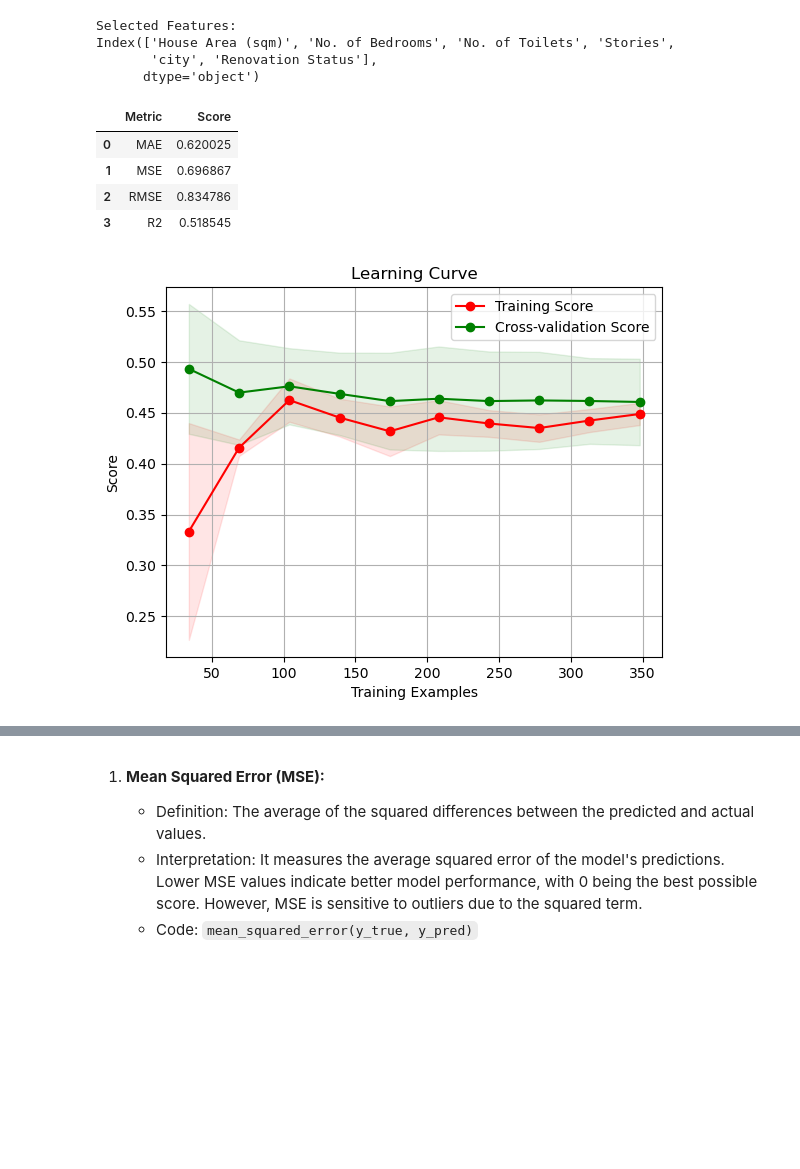
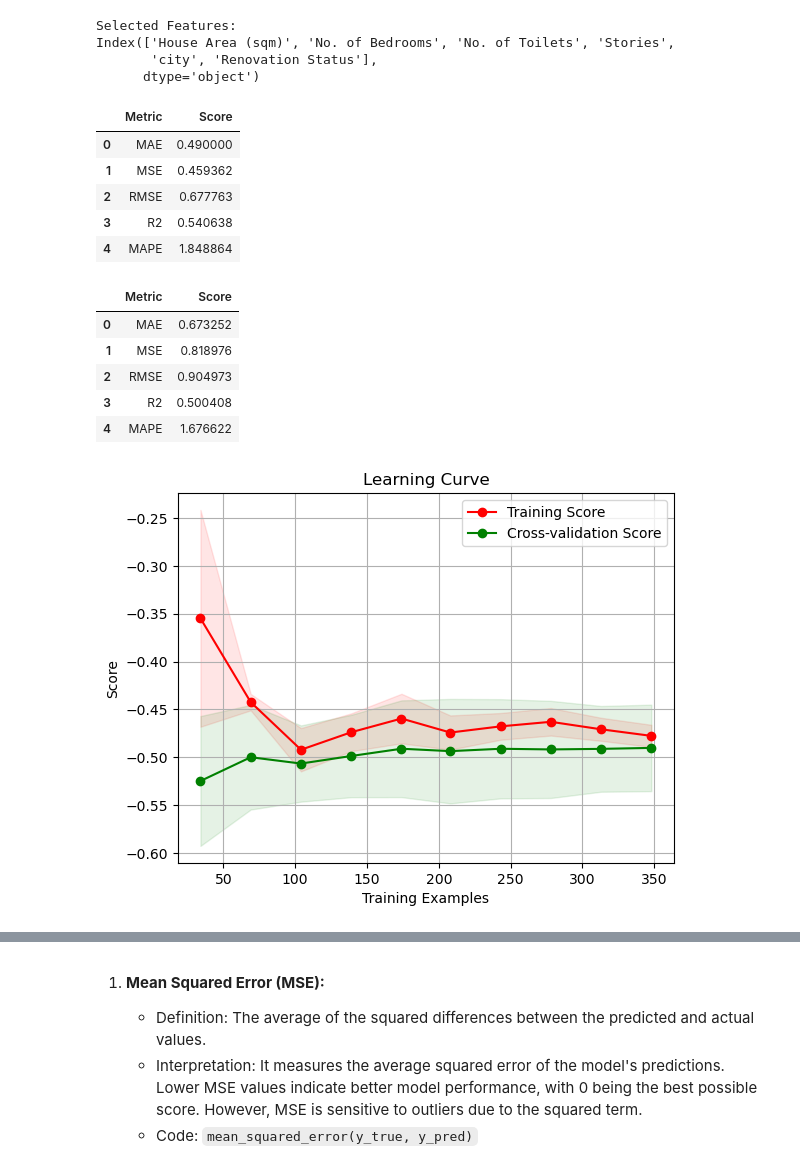
Before and after one commit to ahmakhoo/AIML-CA1, a Jupyter notebook: AIML/CA1/CA1 code part 2.ipynb, the cells around one changed output, grey strips where cells are left out. Cells and saved outputs as stored; diff of their text form; code cells hidden in the pictures; blank space fills up the shorter version.

```diff
--- a/AIML/CA1/CA1 code part 2.ipynb
+++ b/AIML/CA1/CA1 code part 2.ipynb
@@ -174,6 +176,25 @@ def get_scores(model, X_train, y_train, X_test, y_test):
 
     return scores_df
 
+from sklearn.model_selection import cross_val_predict
+
+def get_scores2(model, X, y, cv=5):
+    # Perform cross-validation and calculate predictions
+    predictions = cross_val_predict(model, X, y, cv=cv)
+
+    # Calculate scores
+    mae = mean_absolute_error(y, predictions)
+    mse = mean_squared_error(y, predictions)
+    rmse = np.sqrt(mse)
+    r2 = r2_score(y, predictions)
+    mape = mean_absolute_percentage_error(y, predictions)
+
+    # Create DataFrame
+    scores_df = pd.DataFrame({'Metric': ['MAE', 'MSE', 'RMSE', 'R2','MAPE'],
+                              'Score': [mae, mse, rmse, r2,mape]})
+
+    return scores_df
+
 def apply_standardscaler(data):
     scaler = StandardScaler()
     scaled_data = scaler.fit_transform(data)
@@ -1135,19 +1156,28 @@ Index(['House Area (sqm)', 'No. of Bedrooms', 'No. of Toilets', 'Stories',
 # %%
 model = HuberRegressor()
 
-model.fit(X_train, y_train)
+model.fit(X_train_scaled_df, y_train_scaled_df)
 
-scores = get_scores(model, X_train, y_train, X_test, y_test)
+scores = get_scores2(model, X_train_scaled_df, y_train_scaled_df)
+scores2 = get_scores2(model, X_test_scaled_df, y_test_scaled_df)
 
-plot_learning_curve(model, X_train, y_train,cv=5, train_sizes=np.linspace(0.1, 1.0, 10), scoring = make_scorer(mean_absolute_error, greater_is_better=True))
-scores
+plot_learning_curve(model, X_train_scaled_df, y_train_scaled_df,cv=5, train_sizes=np.linspace(0.1, 1.0, 10), scoring = 'neg_mean_absolute_error')
+display(scores)
+display(scores2)
 # %% [output]
 |  | Metric | Score |
-| 0 | MAE | 0.620025 |
-| 1 | MSE | 0.696867 |
-| 2 | RMSE | 0.834786 |
-| 3 | R2 | 0.518545 |
+| 0 | MAE | 0.490000 |
+| 1 | MSE | 0.459362 |
+| 2 | RMSE | 0.677763 |
+| 3 | R2 | 0.540638 |
+| 4 | MAPE | 1.848864 |
+|  | Metric | Score |
+| 0 | MAE | 0.673252 |
+| 1 | MSE | 0.818976 |
+| 2 | RMSE | 0.904973 |
+| 3 | R2 | 0.500408 |
+| 4 | MAPE | 1.676622 |
-[figure, old version]
+[figure, new version]
 # %%
 model = GradientBoostingRegressor()
 
```
Also changed, not shown: parts of 7 cells of this notebook.
